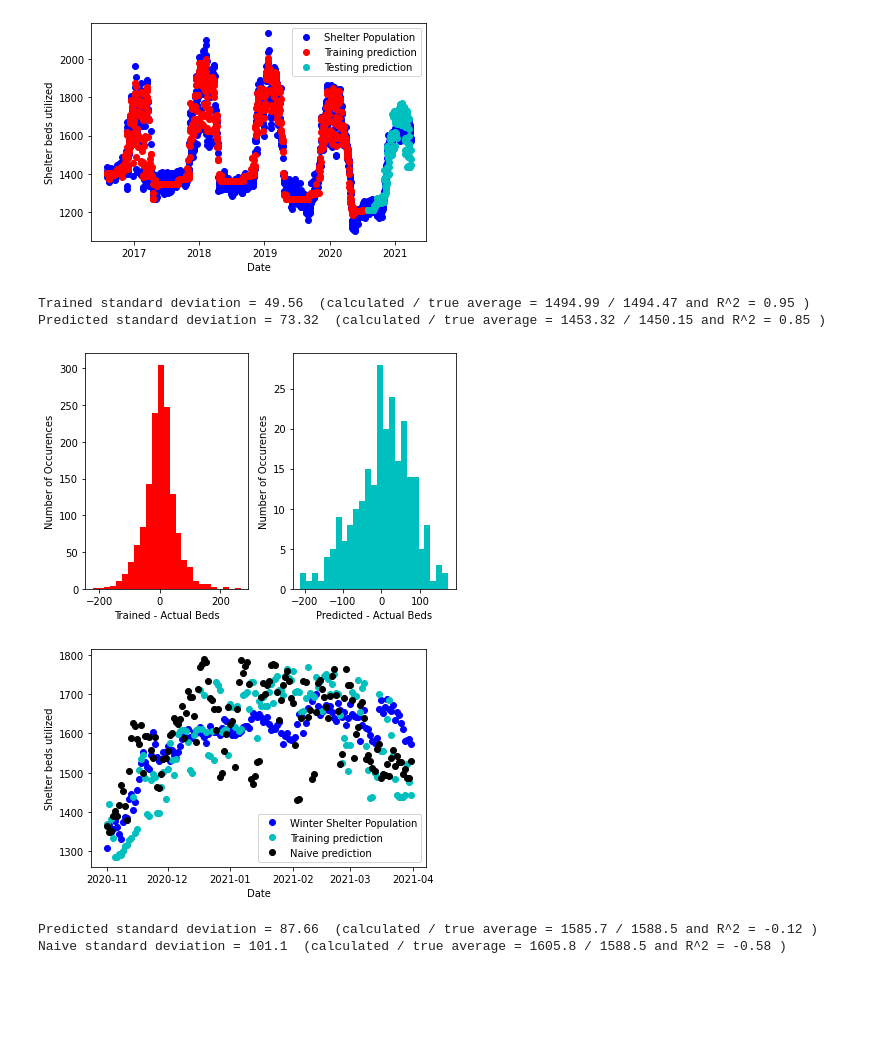
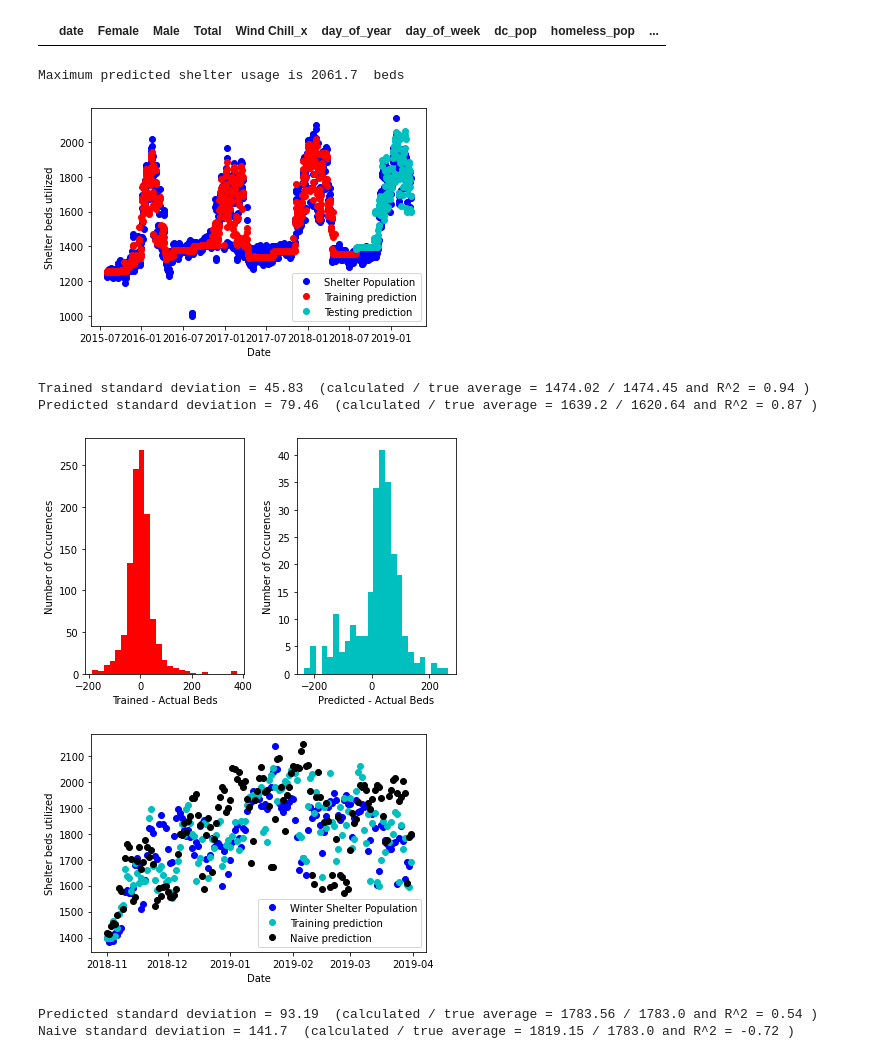
Before and after one commit to krycket/TDI_Capstone, a Jupyter notebook: DCHomelessnessPrediction.ipynb, the cells around one changed output. Cells and saved outputs as stored; diff of their text form; code cells hidden in the pictures; blank space fills up the shorter version.

```diff
--- a/DCHomelessnessPrediction.ipynb
+++ b/DCHomelessnessPrediction.ipynb
@@ -317,4 +219,15 @@ df_use.head(-1)
 #df_use = dill.load(open('df_use.pkd', 'rb'))
 # %%
 #df_use = dill.load(open('df_use.pkd', 'rb'))
+# %%
+#Same as df_use, but all weather is set to historial average for the day
+
+df_hist = df_use.copy()
+df_hist = df_hist.drop(columns=['Minimum Temperature', 'Precipitation', 'Snow', 'Wind Speed', 'prev_min_temp'])
+df_hist = df_hist.merge(df_ave_weather, how='left', left_on='day_of_year', right_on='day_of_year')
+df_hist['prev_min_temp'] = df_hist['Minimum Temperature'].shift(1)
+
+df_hist.head(0) #set to display column titles only
+# %% [output]
+|  | date | Female | Male | Total | Wind Chill_x | day_of_year | day_of_week | dc_pop | homeless_pop | ... |
 # %%
@@ -450,43 +342,6 @@ def plot_errors(showplot, name1, name2, color1, color2, y_pred_train1, y_pred_tr
         axs[1].set(xlabel=xlab2,ylabel="Number of Occurences")
         plt.show()
 
-        '''
-        df_train = pd.DataFrame(data = train_bin, columns = ['date'])
-        df_train = pd.DataFrame(data = train_bin, columns = ['date'])
-        df_test = pd.DataFrame(data = test_bin, columns = ['date'])
-        x_label1 = name1 + " - Actual Beds"
-        x_label2 = name2 + " - Actual Beds"
-
-        x_label1 = name1 + " Model"
-        x_label2 = name2 + " Model"
-        extra1 = "$\sigma = {:.2f}$".format(std_train)
-        extra2 = "$\sigma = {:.2f}$".format(std_test)
-        fig = make_subplots(rows=1, cols=2, subplot_titles=(x_label1, x_label2), y_title='Counts', x_title = 'Predicted - Actual')
-
-        fig.add_trace(
-            go.Histogram(x=df_train['date'], opacity=0.9, marker=dict(color='red'), name = extra1),
-            row=1, col=1
-        )
-
-        fig.add_trace(
-            go.Histogram(x=df_test['date'], opacity=0.9, marker=dict(color='green'), name = extra2),
-            row=1, col=2
-        )
-
-        fig.update_layout(height=600, width=800, title_text="Side By Side Subplots")
-        fig.show()
-        '''
-
-        #Or for seperate histogram plots on Heroku:
-        #data1 = [go.Histogram(x=df_train['date'], opacity=0.4, marker=dict(color='red'))]
-        #layout1 = go.Layout(barmode='overlay', title=name1, yaxis_title='Number of Occurences', xaxis_title=x_label1)
-        #fig1 = go.Figure({"data": data1, "layout": layout1})
-        #fig1.show()
-        #data2 = [go.Histogram(x=df_test['date'], opacity=0.4, marker=dict(color='green'))]
-        #layout2 = go.Layout(barmode='overlay', title=name2, yaxis_title='Number of Occurences', xaxis_title=x_label2)
-        #fig2 = go.Figure({"data": data2, "layout": layout2})
-        #fig2.show()
-
     return
 # %%
 #Define how to deal with year in advance predictions
@@ -696,16 +536,18 @@ def TenDayPredictions(start_year, start_month, start_day, Population_type, df_us
 # %%
 #Here's where users enter their choices
 #Year choices: 2018, 2019, 2020, 2021
 #Population choices: Total, Male, Female
-winter_test_year = 2020
+winter_test_year = 2018
 Population_type = 'Total'
+Use_known_weather = 1 #0 means no, else yes
 
-SeasonPredictions(winter_test_year, Population_type)
+SeasonPredictions(winter_test_year, Population_type, Use_known_weather)
 # %% [output]
+Maximum predicted shelter usage is 2061.7  beds
-[figure, old version]
+[figure, new version]
-Trained standard deviation = 49.56  (calculated / true average = 1494.99 / 1494.47 and R^2 = 0.95 )
-Predicted standard deviation = 73.32  (calculated / true average = 1453.32 / 1450.15 and R^2 = 0.85 )
+Trained standard deviation = 45.83  (calculated / true average = 1474.02 / 1474.45 and R^2 = 0.94 )
+Predicted standard deviation = 79.46  (calculated / true average = 1639.2 / 1620.64 and R^2 = 0.87 )
-[figure, old version]
+[figure, new version]
-[figure, old version]
+[figure, new version]
-Predicted standard deviation = 87.66  (calculated / true average = 1585.7 / 1588.5 and R^2 = -0.12 )
-Naive standard deviation = 101.1  (calculated / true average = 1605.8 / 1588.5 and R^2 = -0.58 )
+Predicted standard deviation = 93.19  (calculated / true average = 1783.56 / 1783.0 and R^2 = 0.54 )
+Naive standard deviation = 141.7  (calculated / true average = 1819.15 / 1783.0 and R^2 = -0.72 )
```
Also changed, not shown: parts of 29 cells of this notebook.
